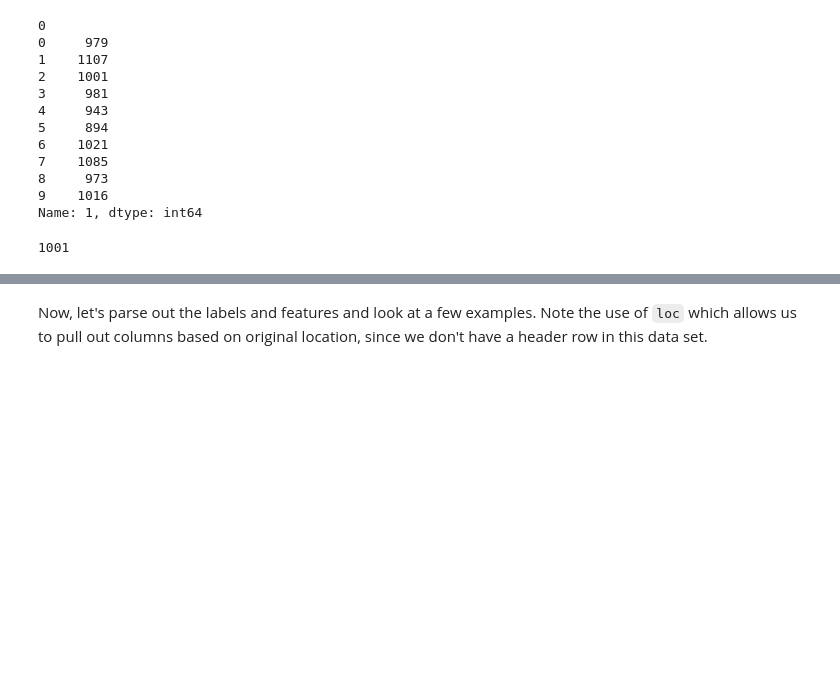
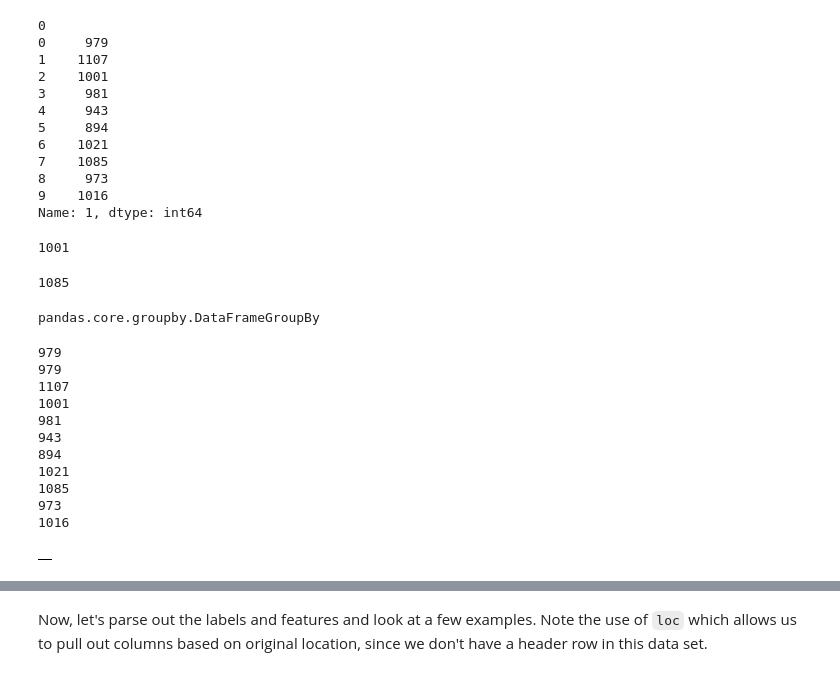
Before and after one commit to tenvol/tsf00, a Jupyter notebook: multi_class_classification_of_handwritten_digits.ipynb, the cells around one changed output, grey strips where cells are left out. Saved outputs shown, nothing was run; the diff lists cells and outputs as text; code cells hidden in the pictures; blank space fills up the shorter version.

```diff
--- a/multi_class_classification_of_handwritten_digits.ipynb
+++ b/multi_class_classification_of_handwritten_digits.ipynb
@@ -209,3 +209,26 @@ Name: 1, dtype: int64
 len([x for x in mnist_dataframe.loc[:,0] if x == 2])
 # %% [output]
 1001
+# %%
+len([x for x in mnist_dataframe.loc[:,0] if x == 7])
+# %% [output]
+1085
+# %%
+type(mnist_dataframe.groupby(0))
+# %% [output]
+pandas.core.groupby.DataFrameGroupBy
+# %%
+mnist_dataframe.groupby(0).apply(lambda x: print(x[784].count()))
+# %% [output]
+979
+979
+1107
+1001
+981
+943
+894
+1021
+1085
+973
+1016
+|  |
```
Also changed, not shown: parts of 8 cells of this notebook.
